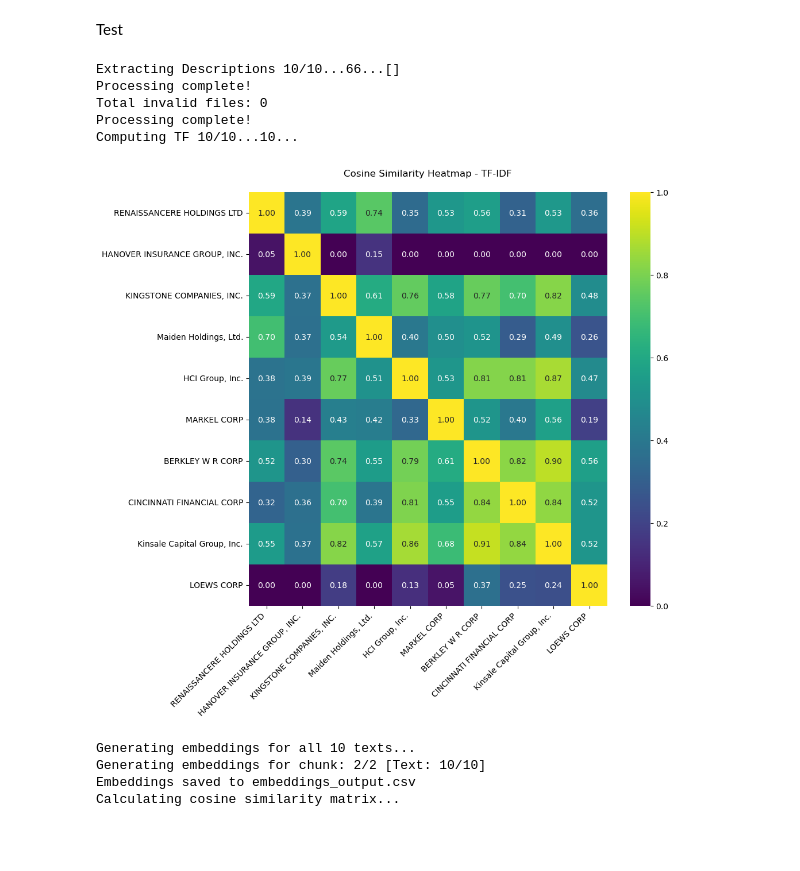
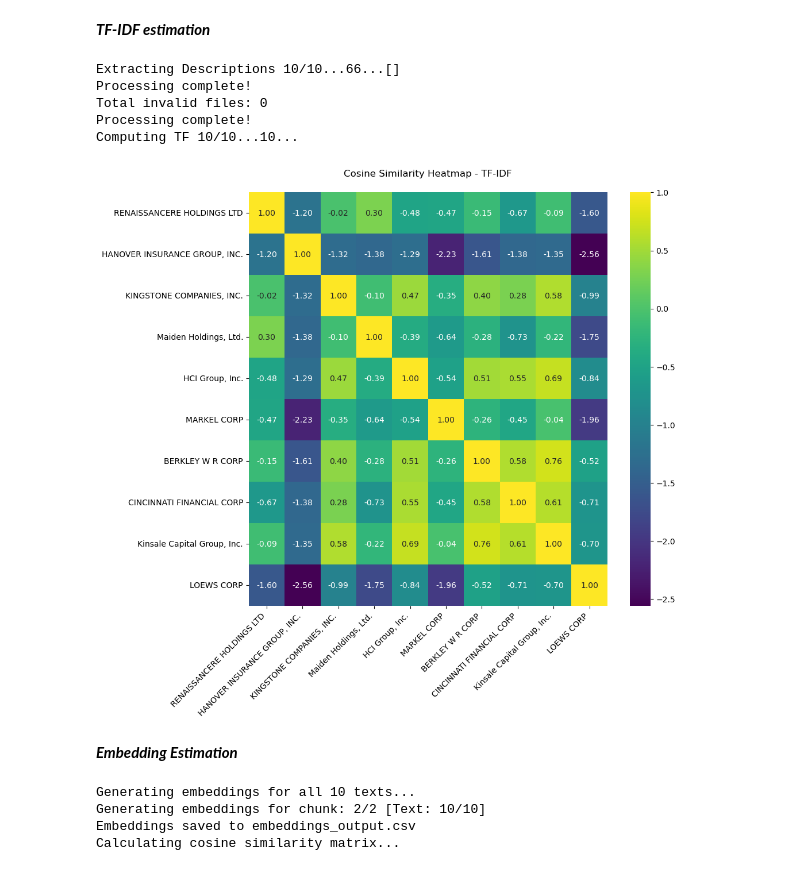
Before and after one commit to QuantFanatik/Market-Microstructure-2nd-project, a Jupyter notebook: reprot.ipynb, the cells around one changed output. Cells and saved outputs as stored; diff of their text form; code cells hidden in the pictures; blank space fills up the shorter version.

```diff
--- a/reprot.ipynb
+++ b/reprot.ipynb
@@ -11,8 +11,8 @@ file_to_company_mapping = {
     "data/2023/QTR1/20230224_10-K_edgar_data_1669162_0001669162-23-000009.txt": "Kinsale Capital Group, Inc.",
     "data/2023/QTR1/20230207_10-K_edgar_data_60086_0000060086-23-000025.txt": "LOEWS CORP"
 }
-# %% [markdown]
-Test
+# %% [markdown]
+***TF-IDF estimation***
 # %%
 import os
 import re
@@ -243,6 +243,10 @@ if __name__ == '__main__':
 
     filtered_token_counts = {token: count for token, count in token_counts.items()}
     token_counts_df = pd.DataFrame(filtered_token_counts.items(), columns=['Token', 'Count']).sort_values('Count', ascending=False)
+    #--FOR WORD CLOUD--
+    token_counts_df['Token'] = token_counts_df['Token'].apply(lambda token: np.nan if len(token) == 1 else token).dropna()
+    token_counts_df.dropna(inplace=True)
+    #------------------
     token_counts_df.to_csv('data/token_counts.csv', index=False)
 
     # print("\nMost common valid English tokens:")
@@ -275,34 +279,38 @@ if __name__ == '__main__':
     cosine_sim_df = pd.DataFrame(
         cosine_sim,
         index=[path for path, _ in results],
         columns=[path for path, _ in results]
     )
 
     cosine_sim_df.to_csv('cosine_similarity.csv', index=True)
     cosine_sim_df.rename(columns=file_to_company_mapping, index=file_to_company_mapping, inplace=True)
+    # normalize so that max is 1 and min is 0.86030
+    cosine_sim_df = (cosine_sim_df - 0.86030) / (1 - 0.86030)
 
     fig, ax = plt.subplots(figsize=(12, 12))
     sns.heatmap(
         cosine_sim_df,
         cmap="viridis",
         annot=True,
         fmt=".2f",
         cbar=True,
         ax=ax)
 
     ax.set_title("Cosine Similarity Heatmap - TF-IDF", pad=20)
     ax.set_xticklabels(ax.get_xticklabels(), rotation=45, ha="right")
     ax.set_yticklabels(ax.get_yticklabels(), rotation=0)
 
     plt.subplots_adjust(left=0.3, right=0.95, top=0.9, bottom=0.3)
     plt.show()
 # %% [output]
 Extracting Descriptions 10/10...66...[]
 Processing complete!
 Total invalid files: 0
 Processing complete!
 Computing TF 10/10...10...
-[figure, old version]
+[figure, new version]
+# %% [markdown]
+***Embedding Estimation***
 # %%
 import openai
 import numpy as np
```
Also changed, not shown: parts of 2 cells of this notebook.
